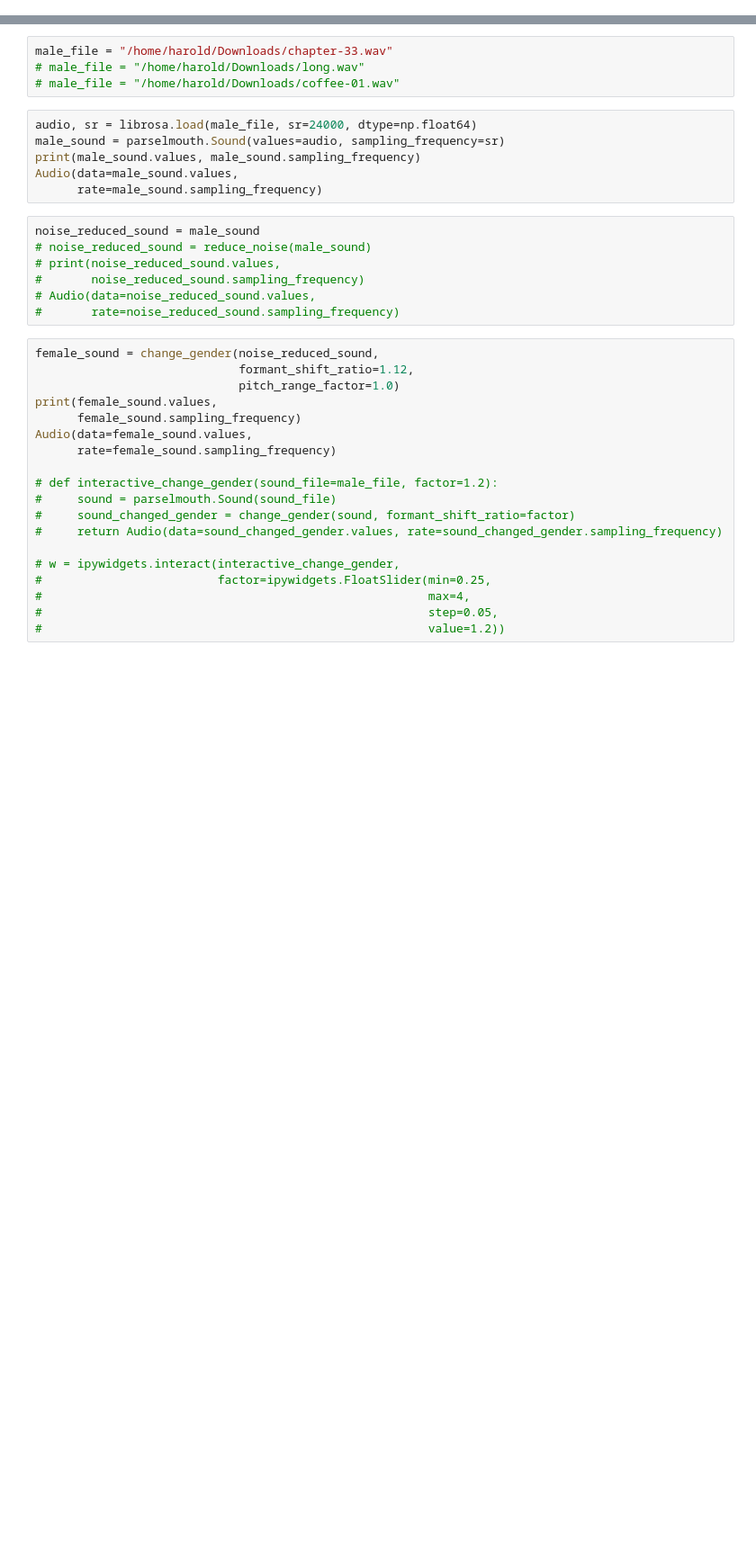
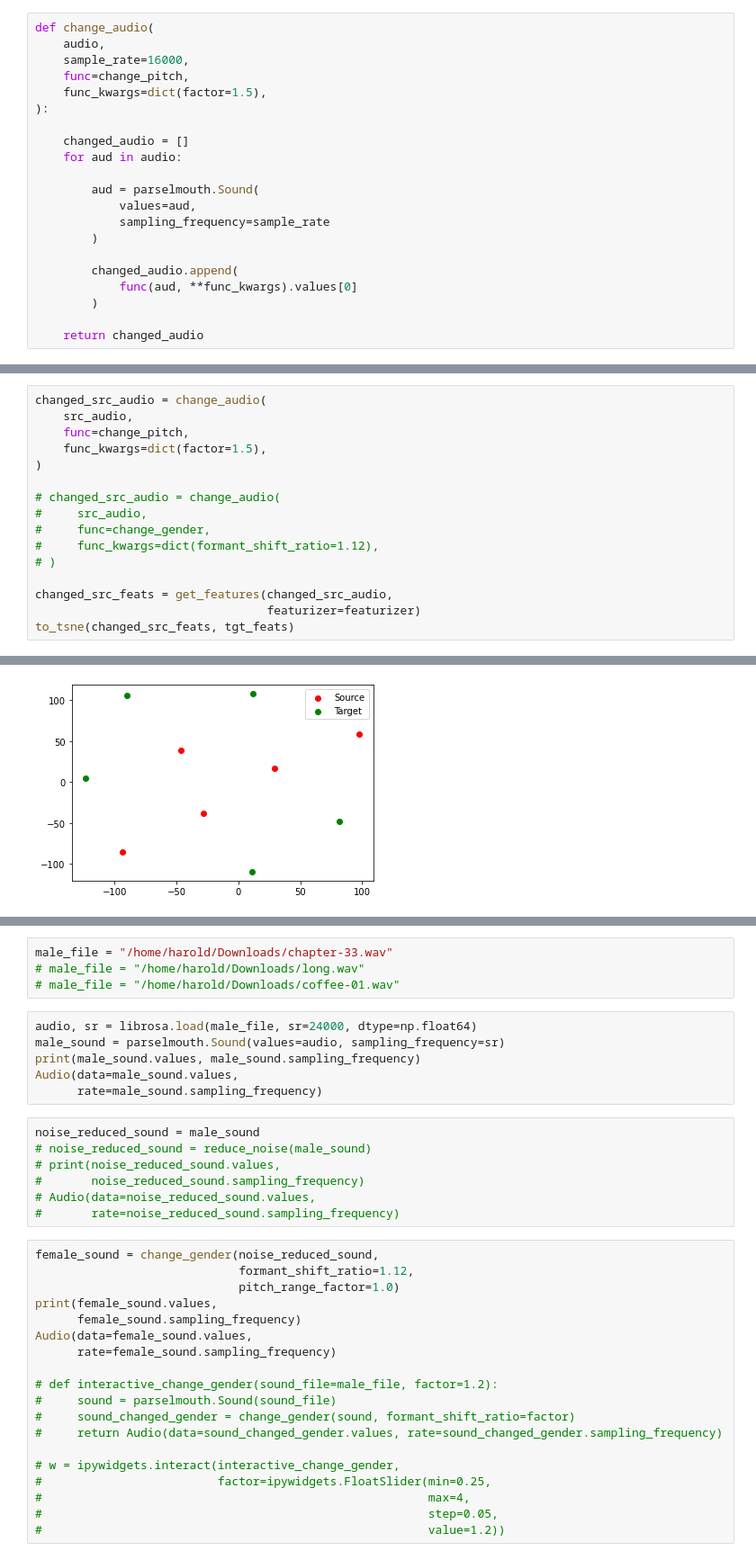
Before and after one commit to pensieves/sonorus, a Jupyter notebook: examples/parselmouth-test.ipynb, the cells around one changed output, grey strips where cells are left out. Shown at 90% size. Cells and saved outputs as stored; diff of their text form; blank space fills up the shorter version.

```diff
--- a/examples/parselmouth-test.ipynb
+++ b/examples/parselmouth-test.ipynb
@@ -89,0 +128,21 @@ plt.scatter(audio[male_idx, 0], audio[male_idx, 1], c="g")
+# %%
+def change_audio(
+    audio,
+    sample_rate=16000,
+    func=change_pitch,
+    func_kwargs=dict(factor=1.5),
+):
+
+    changed_audio = []
+    for aud in audio:
+
+        aud = parselmouth.Sound(
+            values=aud,
+            sampling_frequency=sample_rate
+        )
+
+        changed_audio.append(
+            func(aud, **func_kwargs).values[0]
+        )
+
+    return changed_audio
@@ -89,0 +181,17 @@ plt.scatter(audio[male_idx, 0], audio[male_idx, 1], c="g")
+# %%
+changed_src_audio = change_audio(
+    src_audio,
+    func=change_pitch,
+    func_kwargs=dict(factor=1.5),
+)
+
+# changed_src_audio = change_audio(
+#     src_audio,
+#     func=change_gender,
+#     func_kwargs=dict(formant_shift_ratio=1.12),
+# )
+
+changed_src_feats = get_features(changed_src_audio,
+                                 featurizer=featurizer)
+to_tsne(changed_src_feats, tgt_feats)
+# %% [output]
@@ -89,0 +199 @@ plt.scatter(audio[male_idx, 0], audio[male_idx, 1], c="g")
+[figure, added]
```
Also changed, not shown: parts of 15 cells of this notebook, 3 other files.
